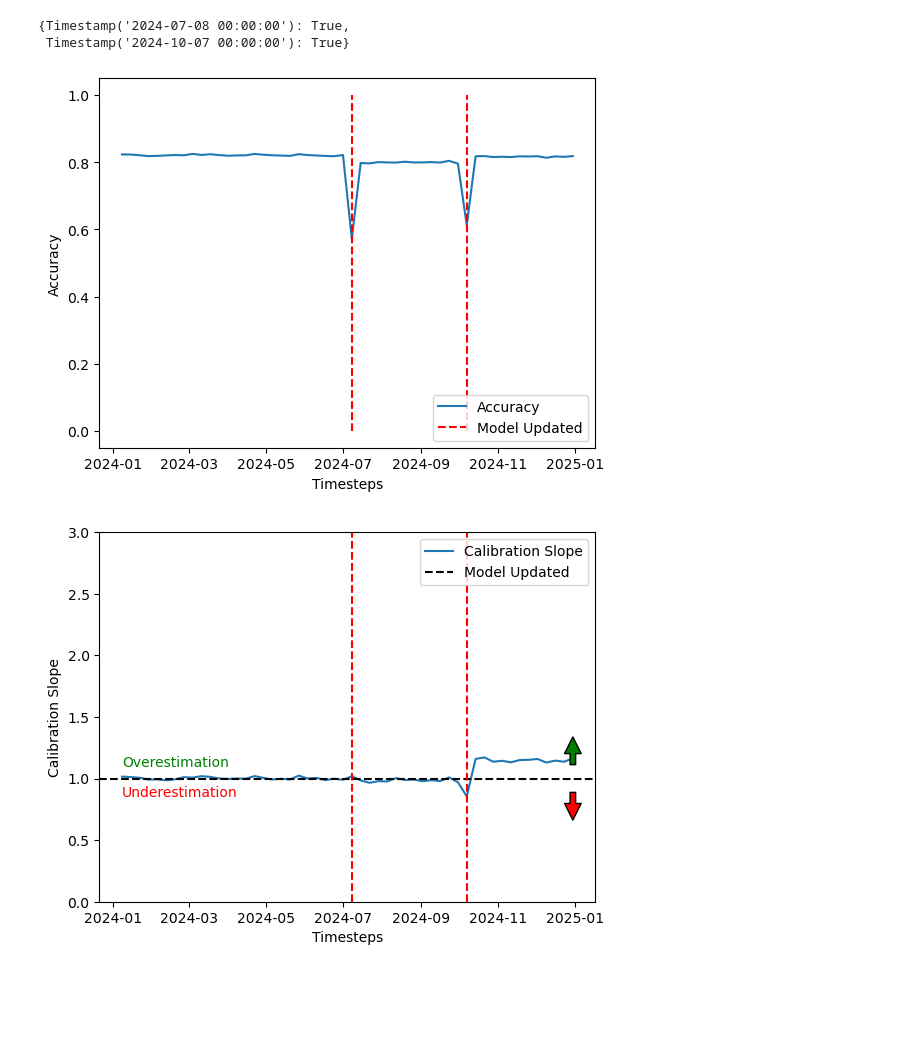
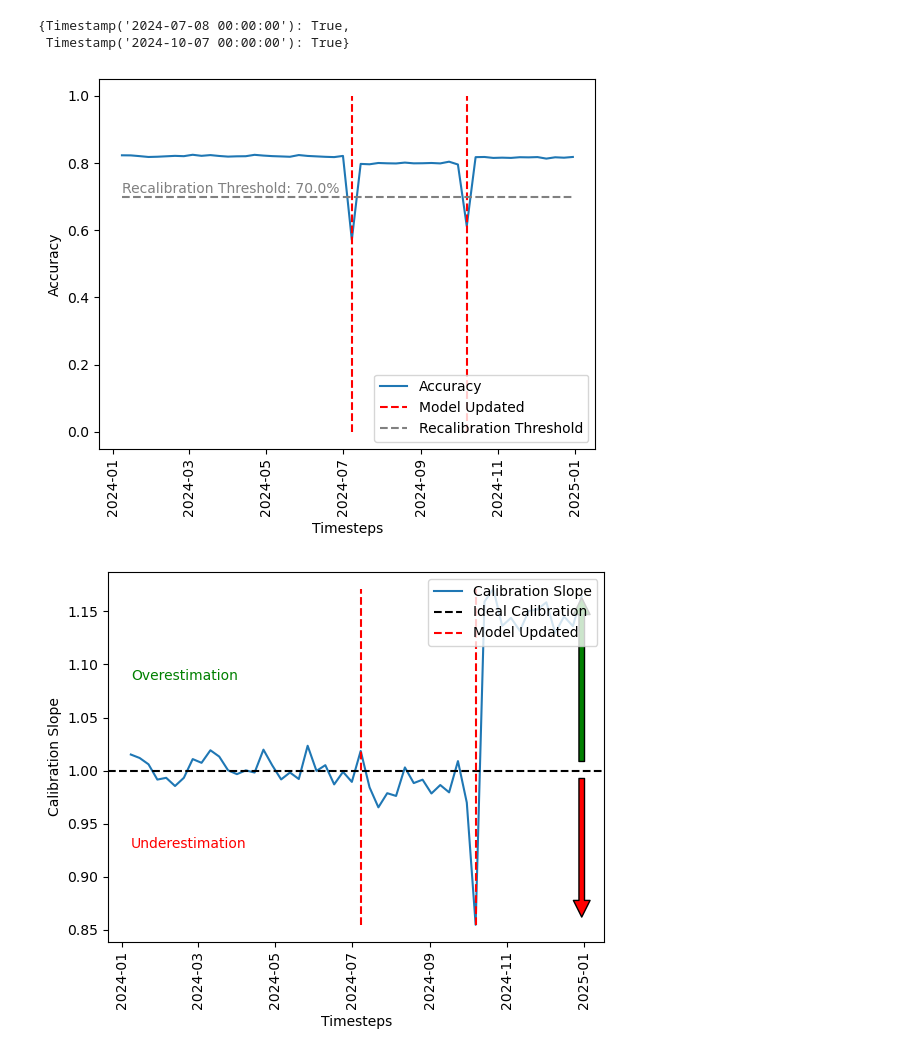
Before and after one commit to sdrelton/PREDICT, a Jupyter notebook: Examples/recalibration_example.ipynb, the cells around one changed output. Saved outputs shown, nothing was run; the diff lists cells and outputs as text; code cells hidden in the pictures; blank space fills up the shorter version.

Commit message:
Figures updated

```diff
--- a/Examples/recalibration_example.ipynb
+++ b/Examples/recalibration_example.ipynb
@@ -90,9 +90,9 @@ log['Model Updated']
 {Timestamp('2024-07-08 00:00:00'): True,
  Timestamp('2024-10-07 00:00:00'): True}
 # %%
-AccuracyPlot(log)
+AccuracyPlot(log, recalthreshold=recalthreshold)
 CalibrationSlopePlot(log)
 CITLPlot(log)
 # %% [output]
-[figure, old version]
+[figure, new version]
-[figure, old version]
+[figure, new version]
```
Also changed, not shown: parts of 1 cell of this notebook, 1 other file.
